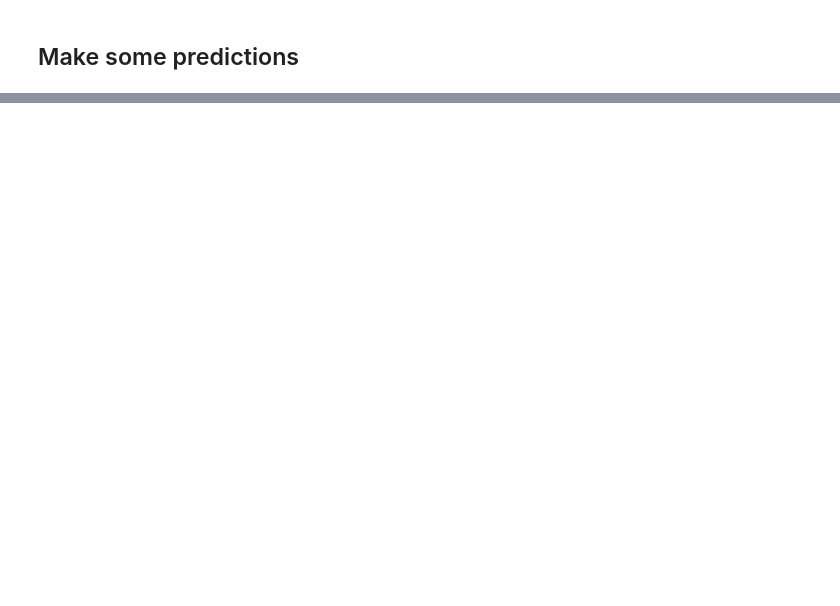
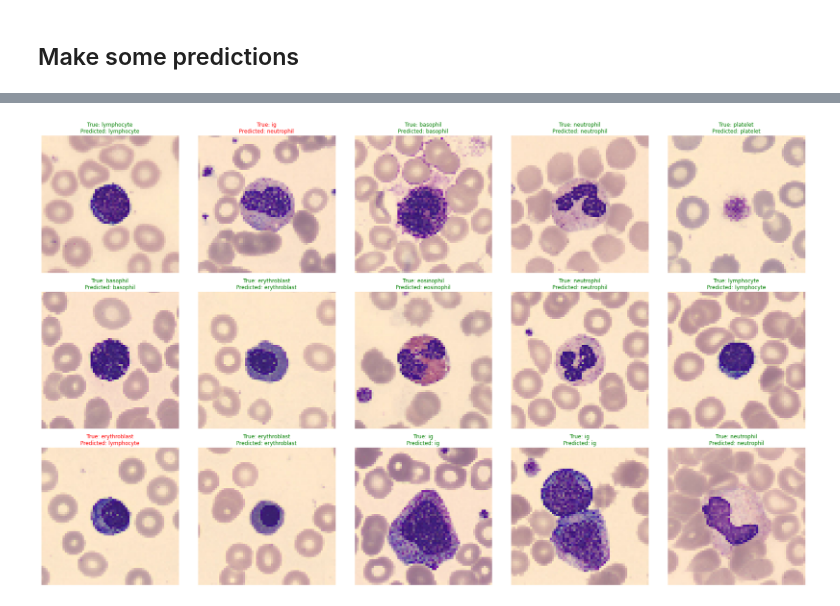
Before and after one commit to UncleSamulus/blood-cells-classifier, a Jupyter notebook: bloodcellclassifier.ipynb, the cells around one changed output, grey strips where cells are left out. Drawn from its saved outputs; the diff is of its cells as text; code cells hidden in the pictures; blank space fills up the shorter version.

```diff
--- a/bloodcellclassifier.ipynb
+++ b/bloodcellclassifier.ipynb
@@ -149,25 +166,2 @@ plt.show()
 # %% [markdown]
 ## Make some predictions
-# %%
-CLASS_NAMES = train_ds.class_names
-imgs = glob(os.path.join(DATASET_DIR, "*/*.jpg"))
-tests = 9
-for i in range(tests):
-    img_path = np.random.choice(imgs)
-
-    img = tf.keras.utils.load_img(
-        img_path, target_size=(img_height, img_width)
-    )
-    img_array = tf.keras.utils.img_to_array(img)
-    img_array = tf.expand_dims(img_array, 0) # Create a batch
-
-    predictions = model.predict(img_array)
-    score = tf.nn.softmax(predictions[0])
-    correct_label = img_path.split("/")[-2]
-    plt.imshow(img)
-    plt.title(correct_label)
-    plt.show()
-    print(
-        "This image most likely belongs to {} with a {:.2f} percent confidence."
-        .format(CLASS_NAMES[np.argmax(score)], 100 * np.max(score))
-    )
@@ -187,0 +168,23 @@ This image most likely belongs to ig with a 66.98 percent confidence.
+# %%
+CLASS_NAMES = train_ds.class_names
+fig, axes = plt.subplots(nrows=3, ncols=5, figsize=(25, 15),
+                        subplot_kw={'xticks': [], 'yticks': []})
+for images, labels in train_ds.take(1):
+    for i, ax in enumerate(axes.flat):
+        ax.imshow(images[i].numpy().astype("uint8"))
+        img = images[i].numpy().astype("uint8")
+        img_array = tf.keras.utils.img_to_array(img)
+        img_array = tf.expand_dims(img_array, 0)
+        predictions = model.predict(img_array)
+        score = tf.nn.softmax(predictions[0])
+        prediction_label = CLASS_NAMES[np.argmax(score)]
+        correct_label = CLASS_NAMES[labels[i]]
+        if prediction_label == correct_label:
+            color = "green"
+        else:
+            color = "red"
+        ax.set_title(f"True: {correct_label}\nPredicted: {prediction_label}", color=color)
+plt.tight_layout()
+plt.show()
+# %% [output]
+[figure, added]
```
Also changed, not shown: parts of 11 cells of this notebook.
